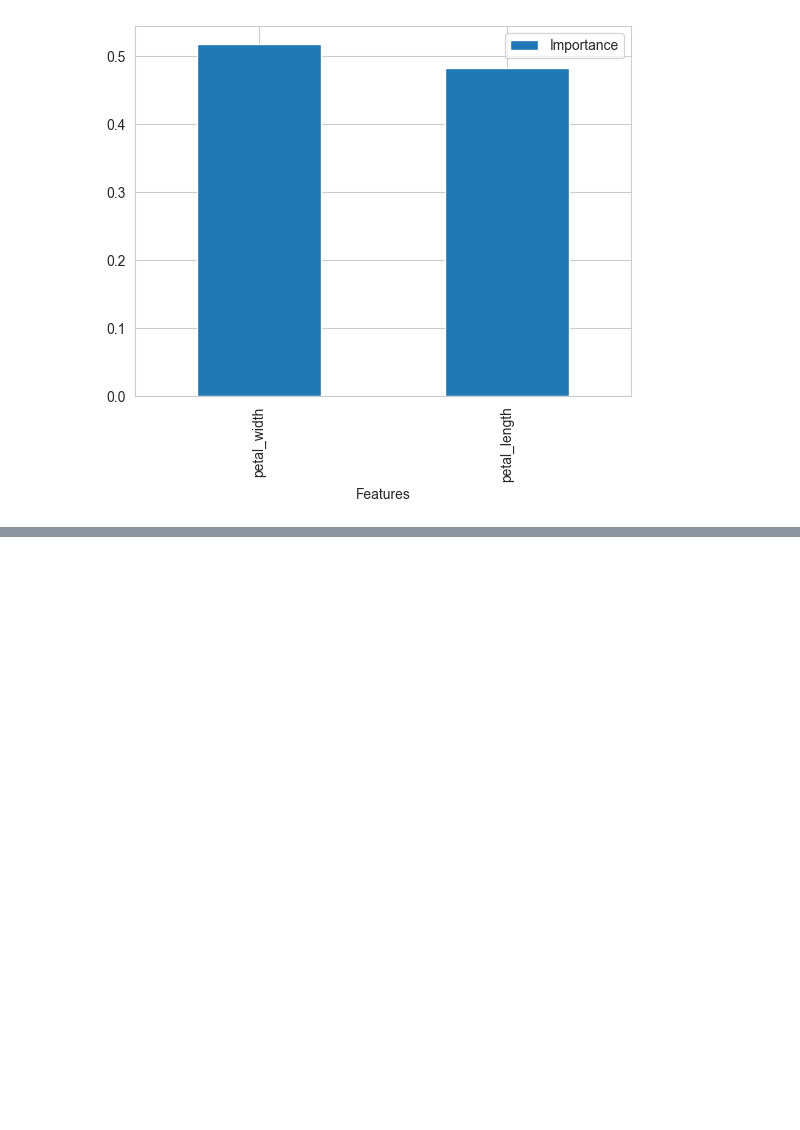
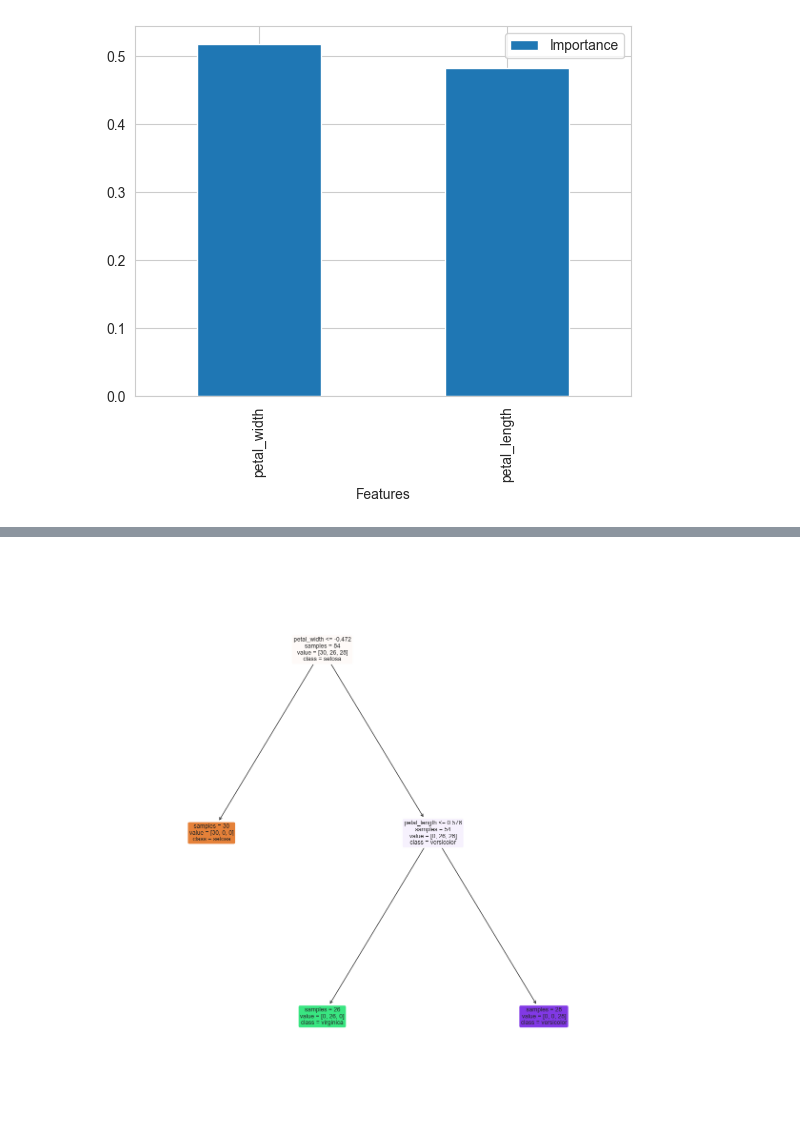
Before and after one commit to Mikeecee1/ML_practice, a Jupyter notebook: jupyter_notebooks/TreeBased_models.ipynb, the cells around one changed output, grey strips where cells are left out. Drawn from its saved outputs; the diff is of its cells as text; code cells hidden in the pictures; blank space fills up the shorter version.

Commit message:
Completed section on decion trees

```diff
--- a/jupyter_notebooks/TreeBased_models.ipynb
+++ b/jupyter_notebooks/TreeBased_models.ipynb
@@ -235,0 +325,15 @@ feature_importance_tree_based_models(model = pipeline['model'],
+# %%
+# Visualising the Decision Tree
+from sklearn import tree
+
+fig = plt.figure(figsize=(15,15))
+tree.plot_tree(decision_tree = pipeline['model'],
+               feature_names = X_train.columns[pipeline['feat_selection'].get_support()],
+               class_names = df_clf['species'].unique(),
+               filled=True,
+               rounded=True,
+               fontsize=9,
+               impurity=False)
+plt.show()
+# %% [output]
+[figure, added]
```
Also changed, not shown: parts of 11 cells of this notebook, 1 other file.
